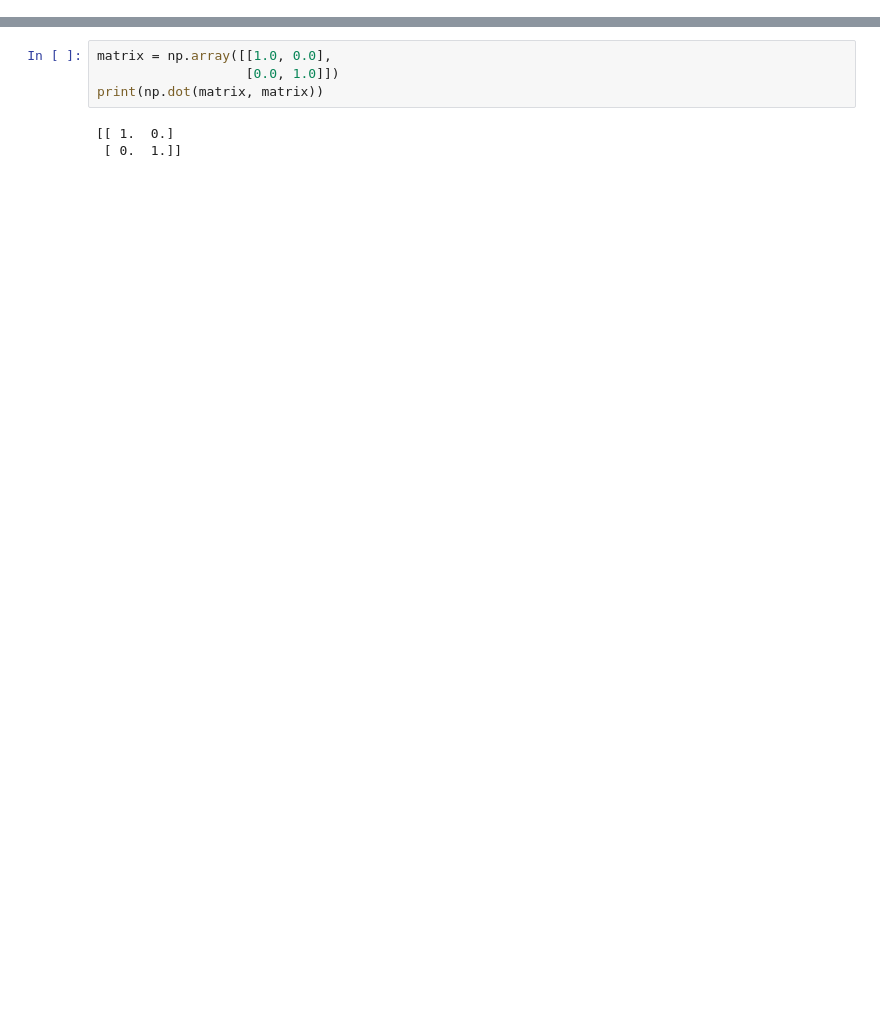
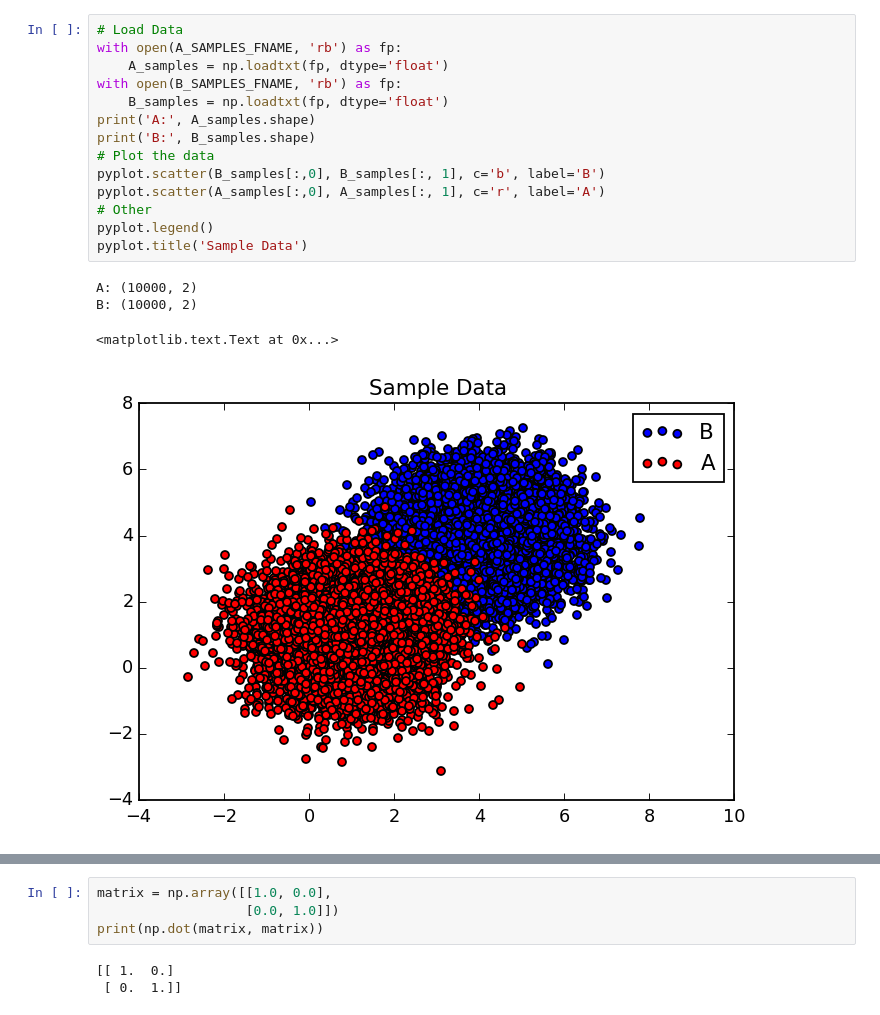
Before and after one commit to lavahot/Pattern-Recognition, a Jupyter notebook: Bayes-Classifier/testing.ipynb, the cells around one changed output, grey strips where cells are left out. Cells and saved outputs as stored; diff of their text form; blank space fills up the shorter version.

```diff
--- a/Bayes-Classifier/testing.ipynb
+++ b/Bayes-Classifier/testing.ipynb
@@ -49,0 +88,19 @@ def predictClass(x, classes):
+# %%
+# Load Data
+with open(A_SAMPLES_FNAME, 'rb') as fp:
+    A_samples = np.loadtxt(fp, dtype='float')
+with open(B_SAMPLES_FNAME, 'rb') as fp:
+    B_samples = np.loadtxt(fp, dtype='float')
+print('A:', A_samples.shape)
+print('B:', B_samples.shape)
+# Plot the data
+pyplot.scatter(B_samples[:,0], B_samples[:, 1], c='b', label='B')
+pyplot.scatter(A_samples[:,0], A_samples[:, 1], c='r', label='A')
+# Other
+pyplot.legend()
+pyplot.title('Sample Data')
+# %% [output]
+A: (10000, 2)
+B: (10000, 2)
+<matplotlib.text.Text at 0x...>
+[figure, added]
```
Also changed, not shown: parts of 9 cells of this notebook.
